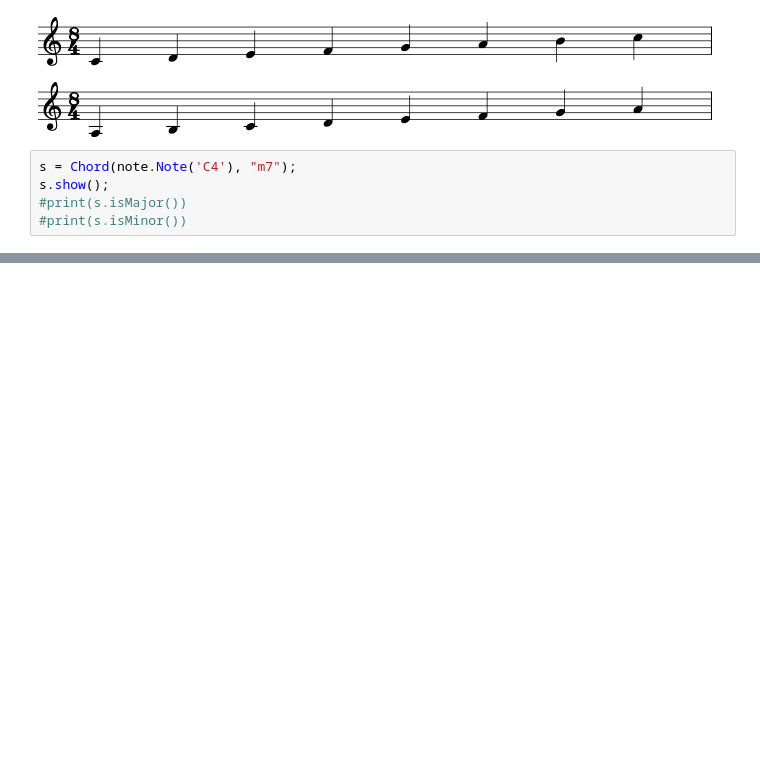
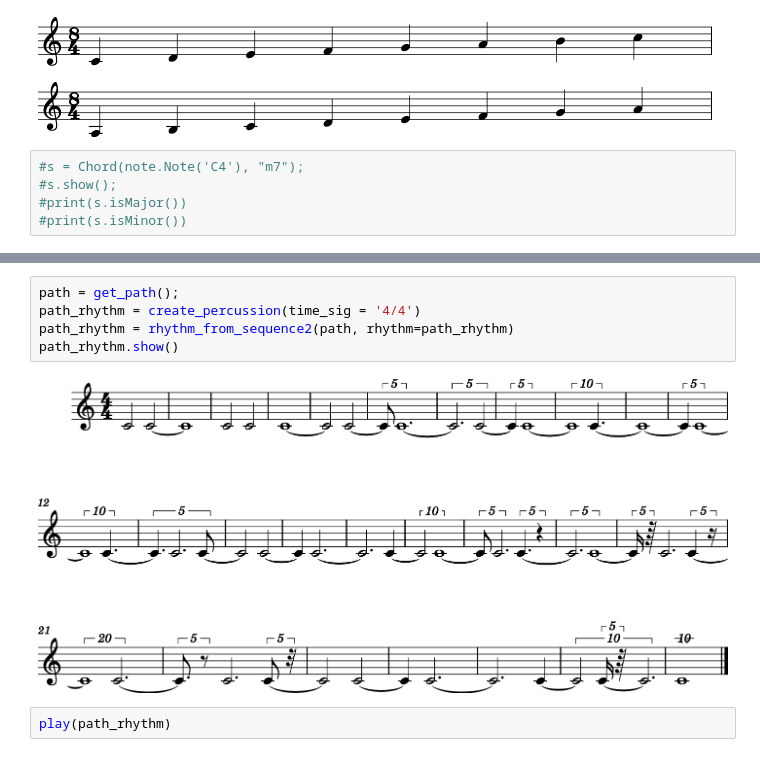
Before and after one commit to AlainSchoebi/MusicalTheory, a Jupyter notebook: notebook1.ipynb, the cells around one changed output, grey strips where cells are left out. Saved outputs shown, nothing was run; the diff lists cells and outputs as text; blank space fills up the shorter version.

```diff
--- a/notebook1.ipynb
+++ b/notebook1.ipynb
@@ -365,7 +362,7 @@ minorA.show();
 [figure]
 [figure]
 # %%
-s = Chord(note.Note('C4'), "m7");
-s.show();
+#s = Chord(note.Note('C4'), "m7");
+#s.show();
 #print(s.isMajor())
 #print(s.isMinor())
@@ -373,0 +503,9 @@ s.show();
+# %%
+path = get_path();
+path_rhythm = create_percussion(time_sig = '4/4')
+path_rhythm = rhythm_from_sequence2(path, rhythm=path_rhythm)
+path_rhythm.show()
+# %% [output]
+[figure, added]
+# %%
+play(path_rhythm)
```
Also changed, not shown: parts of 7 cells of this notebook.
